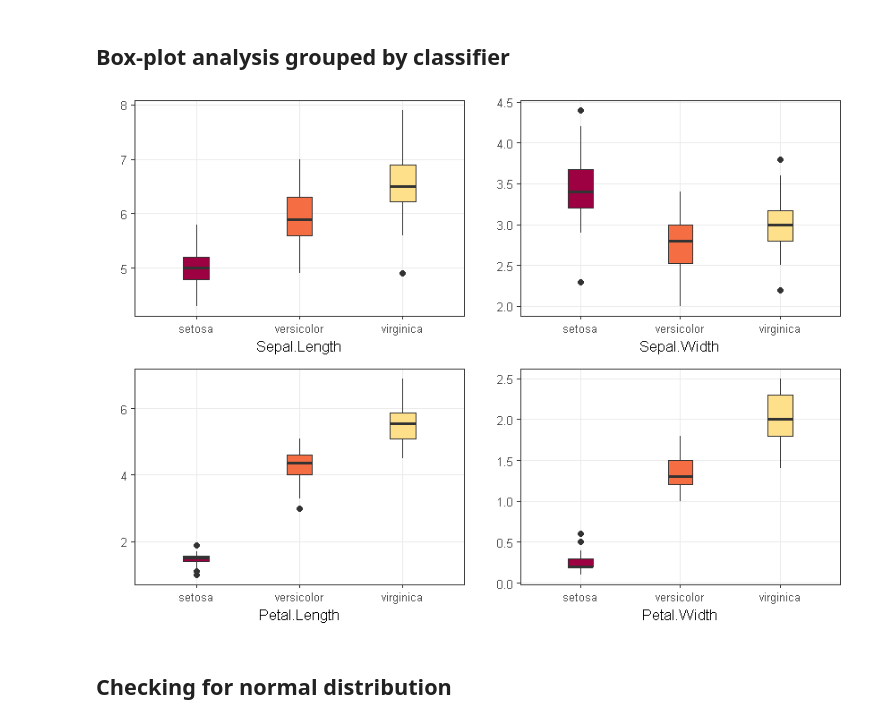
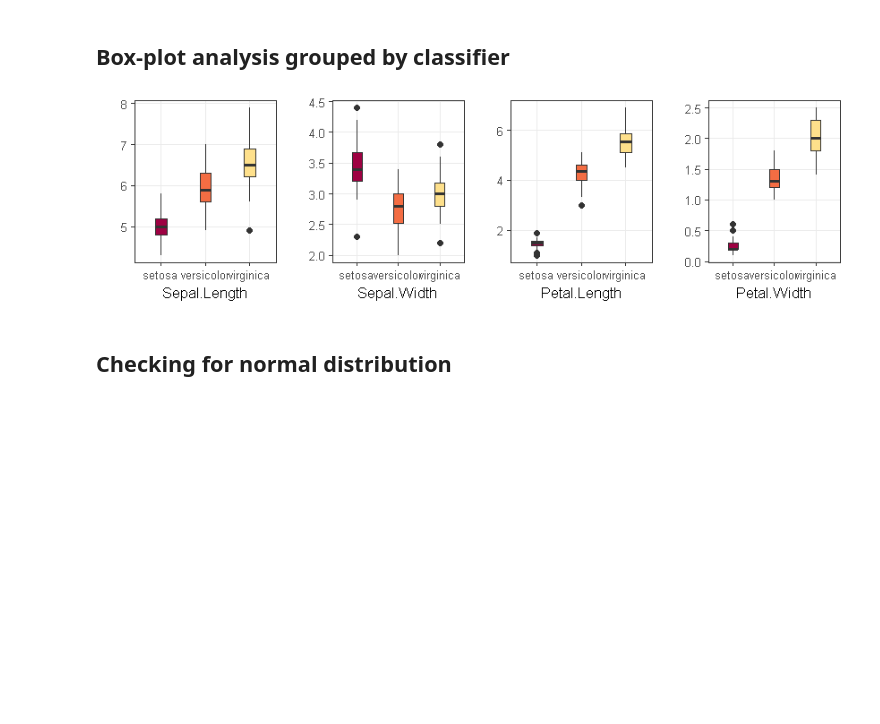
Before and after one commit to eogasawara/mylibrary, a Jupyter notebook: myExploratoryAnalysis.ipynb, the cells around one changed output. Drawn from its saved outputs; the diff is of its cells as text; code cells hidden in the pictures; blank space fills up the shorter version.

```diff
--- a/myExploratoryAnalysis.ipynb
+++ b/myExploratoryAnalysis.ipynb
@@ -108,14 +108,14 @@ Using Species as id variables
 # %%
 grfA <- plot.boxplot(iris %>% select(variable=Species, value=Sepal.Length), label_x = "Sepal.Length", color=mycolors[c(1:3)])
 grfB <- plot.boxplot(iris %>% select(variable=Species, value=Sepal.Width), label_x = "Sepal.Width", color=mycolors[c(1:3)])
 grfC <- plot.boxplot(iris %>% select(variable=Species, value=Petal.Length), label_x = "Petal.Length", color=mycolors[c(1:3)])
 grfD <- plot.boxplot(iris %>% select(variable=Species, value=Petal.Width), label_x = "Petal.Width", color=mycolors[c(1:3)])
 
-plot_size(7, 5)
-grid.arrange(grfA, grfB, grfC, grfD, ncol=2, nrow=2)
+plot_size(7, 2)
+grid.arrange(grfA, grfB, grfC, grfD, ncol=4, nrow=1)
 plot_size(4, 3)
 # %% [output]
-[figure, old version]
+[figure, new version]
 # %% [markdown]
 ## Checking for normal distribution
 # %%
```
Also changed, not shown: parts of 8 cells of this notebook, 1 other file.
